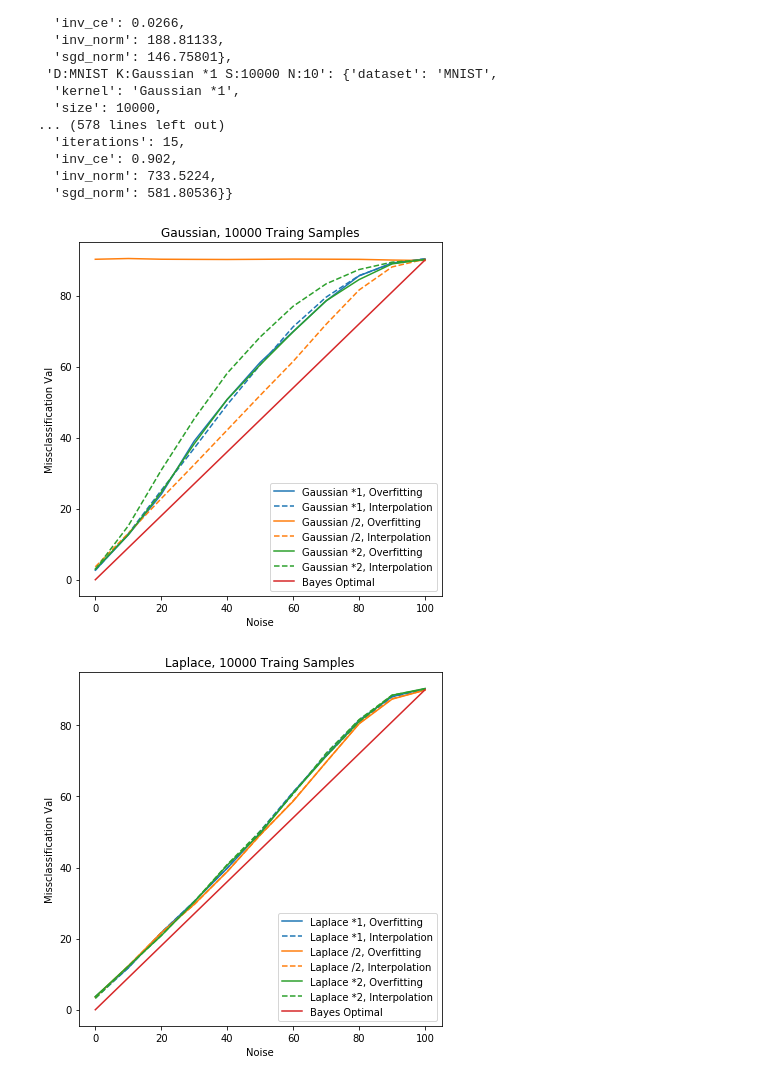
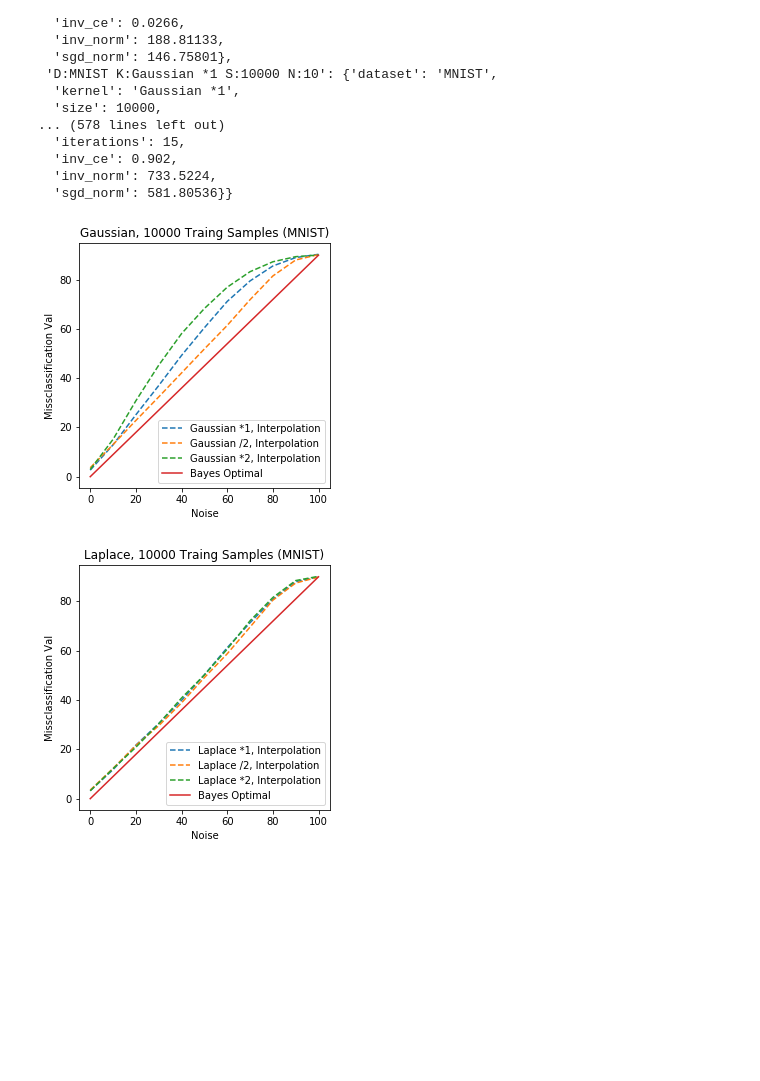
Before and after one commit to johannespitz/kernel-overfitting, a Jupyter notebook: notebooks/Figure8.ipynb, the cells around one changed output. Saved outputs shown, nothing was run; the diff lists cells and outputs as text; code cells hidden in the pictures; blank space fills up the shorter version.

```diff
--- a/notebooks/Figure8.ipynb
+++ b/notebooks/Figure8.ipynb
@@ -60,7 +60,7 @@ for this_dataset in dataset_dict.keys():
 #     for kernel_type in ['Laplace']:
     for kernel_type in ['Gaussian', 'Laplace']:
 
-        plt.figure(num=None, figsize=(6.5, 6.5))
+        plt.figure(num=None, figsize=(4.5, 4.5))
         ax = plt.gca()
         ax.set_prop_cycle(None)
 
@@ -81,36 +81,36 @@ for this_dataset in dataset_dict.keys():
                 if trainer['size'] != this_size:
                     continue
 
                 if trainer['kernel'] != this_kernel:
                     continue
 
                 sgd.append(trainer['sgd_ce'] * 100)
                 inv.append(trainer['inv_ce'] * 100)
                 noise.append(trainer['noise'])
 
             color = next(ax._get_lines.prop_cycler)['color']
-            plt.plot(noise, sgd, label=this_kernel + ', Overfitting', color=color)
+#             plt.plot(noise, sgd, label=this_kernel + ', Overfitting', color=color)
             plt.plot(noise, inv, '--', label=this_kernel + ', Interpolation', color=color)
 
 
         color = next(ax._get_lines.prop_cycler)['color']
         bayes = [(90) * p / 100 for p in noise_list]
         plt.plot(noise_list, bayes, label='Bayes Optimal', color=color)
 
-        plt.title(kernel_type + ', ' + str(this_size) + ' Traing Samples')
+        plt.title(kernel_type + ', ' + str(this_size) + ' Traing Samples (MNIST)')
         plt.xlabel('Noise')
         plt.ylabel('Missclassification Val')
         plt.legend(loc='lower right')
 
         import matplotlib2tikz
         filename = '../tikz/Figure8_' + kernel_type + '.tex'
         matplotlib2tikz.save(filename)
 
         filename = '../png/Figure8_' + kernel_type + '.png'
         plt.savefig(filename)
         plt.show()
 # %% [output]
-[figure, old version]
+[figure, new version]
-[figure, old version]
+[figure, new version]
 # %%
 # del trainers
```
Also changed, not shown: 26 other files.
